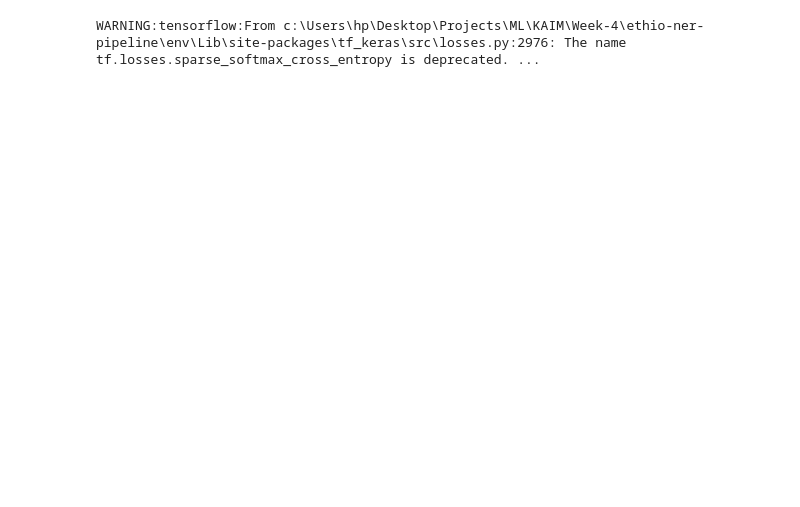
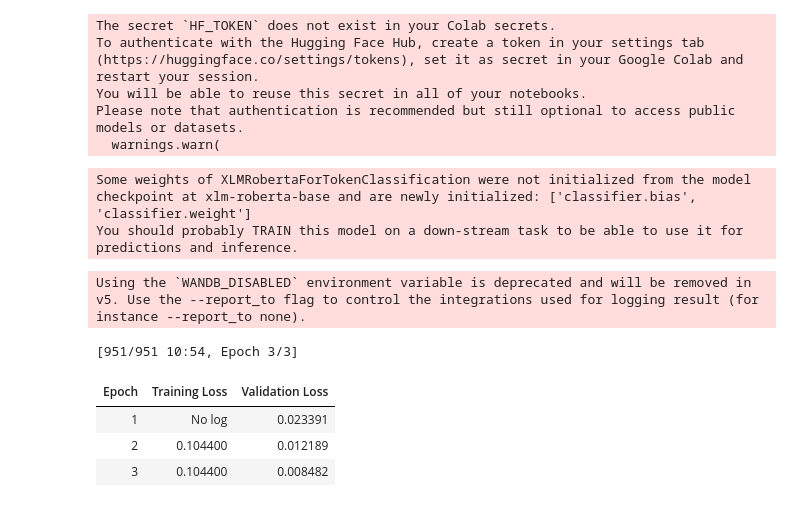
Before and after one commit to Sari-Amin/ethio-ner-pipeline, a Jupyter notebook: notebooks/ner_trainer.ipynb, the cells around one changed output. Saved outputs shown, nothing was run; the diff lists cells and outputs as text; code cells hidden in the pictures; blank space fills up the shorter version.

Commit message:
trained xlm-roberta model

```diff
--- a/notebooks/ner_trainer.ipynb
+++ b/notebooks/ner_trainer.ipynb
@@ -1,20 +163,37 @@
 # %%
 #xlm-roberta-base
-import sys
+# import sys
 
-sys.path.append("../")
+# sys.path.append("../")
 
-from src.ner_trainer.ner_trainer import NERTrainer
+# from src.ner_trainer.ner_trainer import NERTrainer
 
 
-labels = ["O", "B-Product", "I-Product", "B-PRICE", "I-PRICE", "B-LOC", "I-LOC"]
+labels = [
+            "O",
+            "B-PRODUCT", "I-PRODUCT",
+            "B-PRICE", "I-PRICE",
+            "B-LOC", "I-LOC"
+        ]
 xlm_trainer = NERTrainer("xlm-roberta-base", labels)
 
-dataset = xlm_trainer.load_conll_data("../data/Data/labeled_telegram_product_price_location.txt")
+dataset = xlm_trainer.load_conll_data("/content/ethio-ner-pipeline/Data/labeled_telegram_product_price_location.txt")
 
-train_dataset = dataset_dict["train"]
-val_dataset = dataset_dict["test"]
+train_dataset = dataset["train"]
+val_dataset = dataset["test"]
 
 xlm_trainer.train(train_dataset, val_dataset)
 # %% [output]
-WARNING:tensorflow:From c:\Users\hp\Desktop\Projects\ML\KAIM\Week-4\ethio-ner-pipeline\env\Lib\site-packages\tf_keras\src\losses.py:2976: The name tf.losses.sparse_softmax_cross_entropy is deprecated. ...
+The secret `HF_TOKEN` does not exist in your Colab secrets.
+To authenticate with the Hugging Face Hub, create a token in your settings tab (https://huggingface.co/settings/tokens), set it as secret in your Google Colab and restart your session.
+You will be able to reuse this secret in all of your notebooks.
+Please note that authentication is recommended but still optional to access public models or datasets.
+  warnings.warn(
+Some weights of XLMRobertaForTokenClassification were not initialized from the model checkpoint at xlm-roberta-base and are newly initialized: ['classifier.bias', 'classifier.weight']
+You should probably TRAIN this model on a down-stream task to be able to use it for predictions and inference.
+Using the `WANDB_DISABLED` environment variable is deprecated and will be removed in v5. Use the --report_to flag to control the integrations used for logging result (for instance --report_to none).
+[951/951 10:54, Epoch 3/3]
+| Epoch | Training Loss | Validation Loss |
+| 1 | No log | 0.023391 |
+| 2 | 0.104400 | 0.012189 |
+| 3 | 0.104400 | 0.008482 |
```
Also changed, not shown: parts of 12 cells of this notebook.
